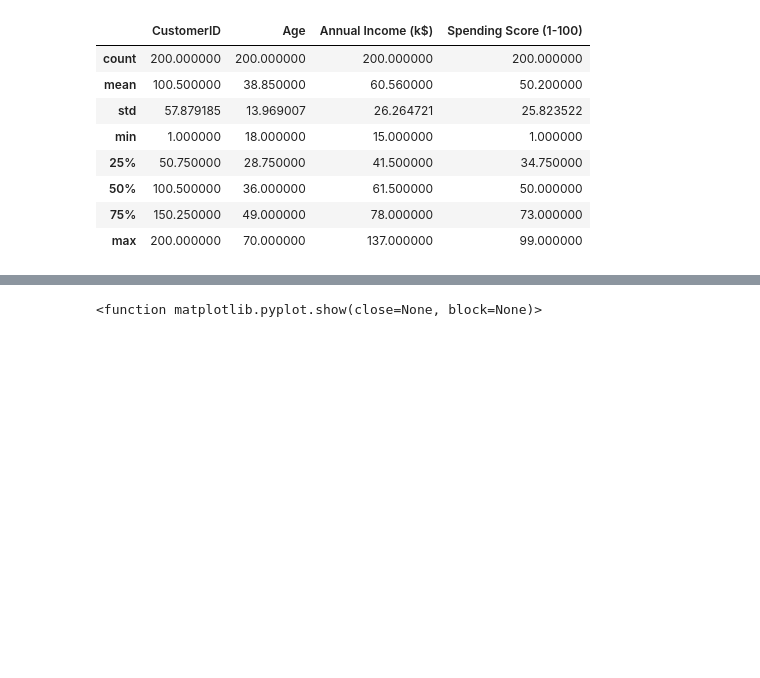
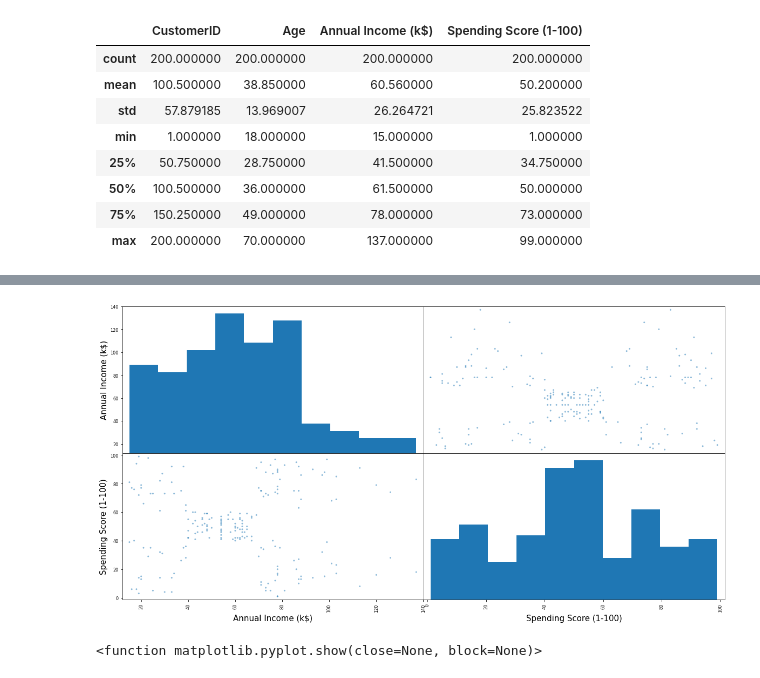
Before and after one commit to VictorSMonteiro/Projeto-Especial---Segmenta-ao-do-Clientes-, a Jupyter notebook: Teste Projeto.ipynb, the cells around one changed output, grey strips where cells are left out. Saved outputs shown, nothing was run; the diff lists cells and outputs as text; code cells hidden in the pictures; blank space fills up the shorter version.

```diff
--- a/Teste Projeto.ipynb
+++ b/Teste Projeto.ipynb
@@ -113 +156,6 @@ df.describe()
+# %%
+pd.plotting.scatter_matrix(df[['Annual Income (k$)', 'Spending Score (1-100)']] , figsize=(20, 10))
+plt.show()
+# %% [output]
+[figure, added]
 # %%
```
Also changed, not shown: parts of 19 cells of this notebook.
